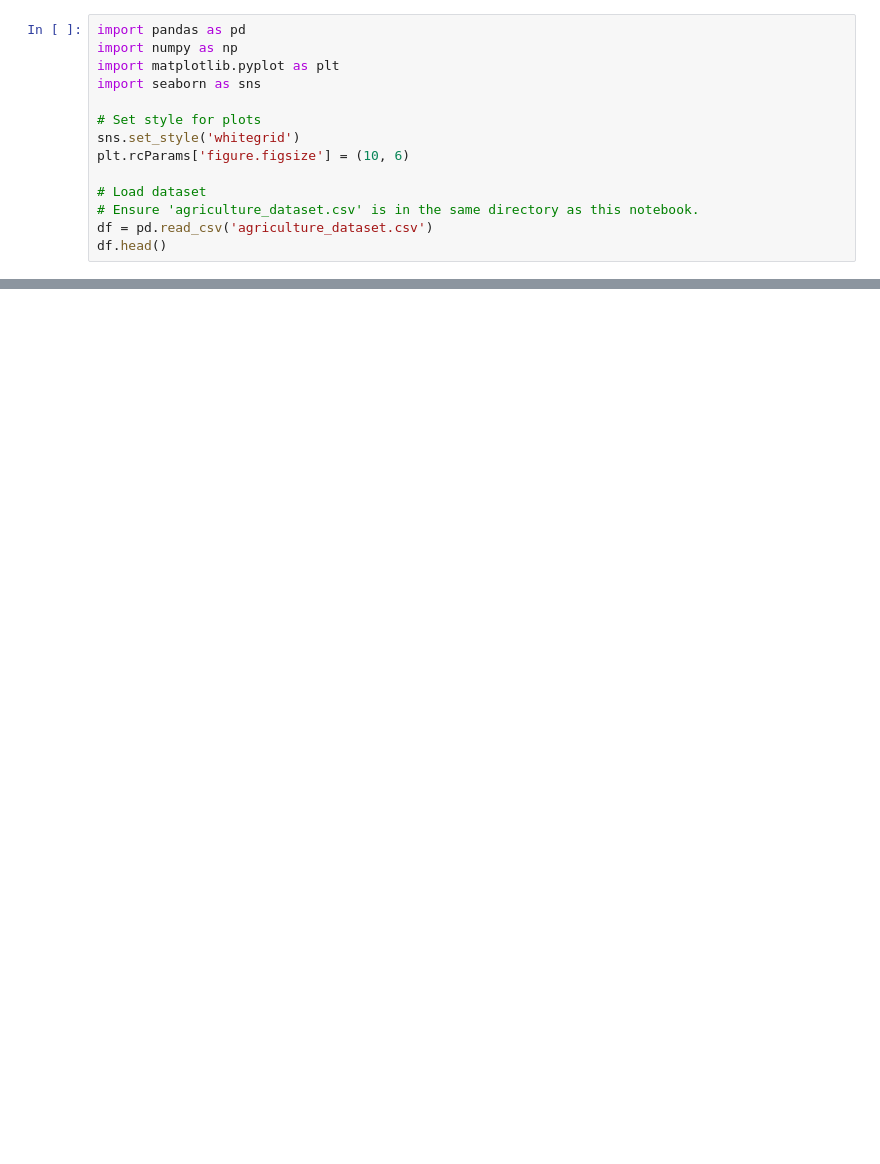
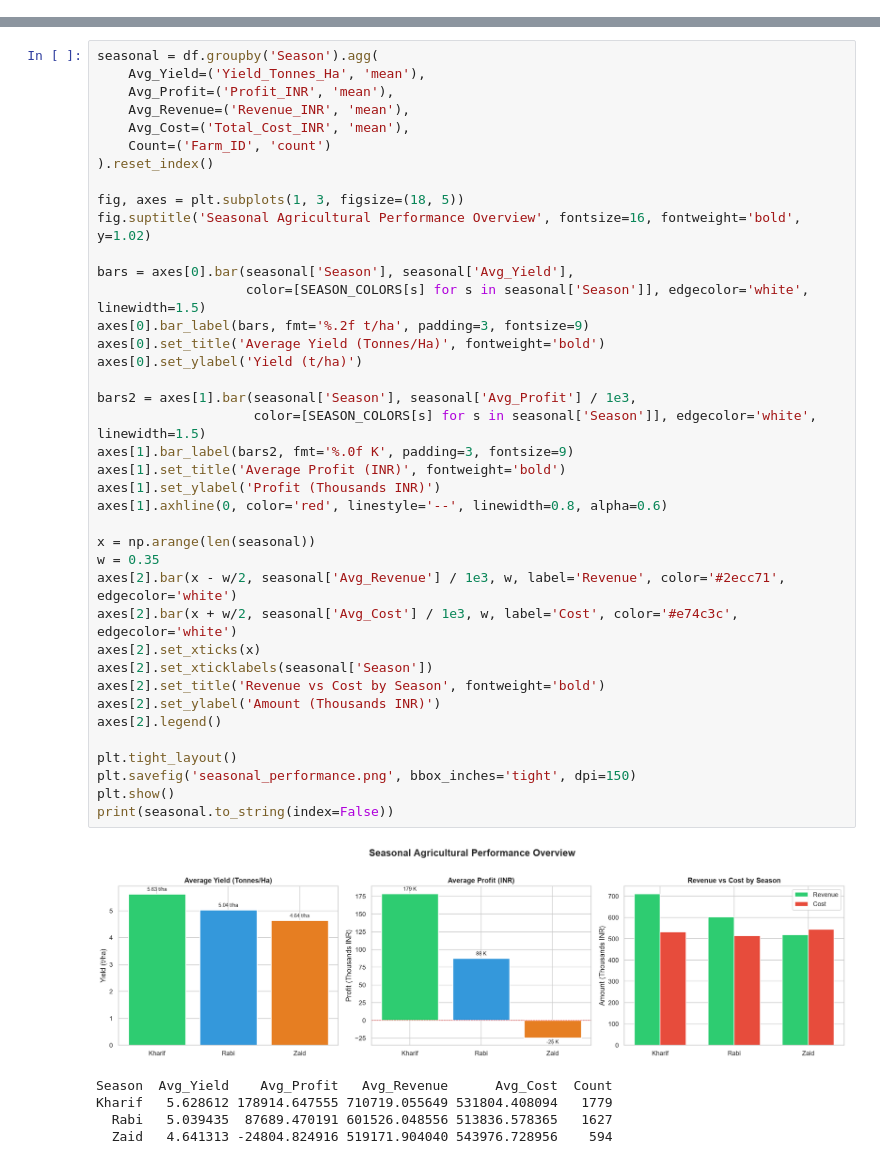
Before and after one commit to harsh2102004/vois-majorproject, a Jupyter notebook: Seasonal_Agriculture_Analysis.ipynb, the cells around one changed output, grey strips where cells are left out. Cells and saved outputs as stored; diff of their text form; blank space fills up the shorter version.

Commit message:
Add complete Seasonal Agriculture Analysis with dataset, executed notebook and all charts

```diff
--- a/Seasonal_Agriculture_Analysis.ipynb
+++ b/Seasonal_Agriculture_Analysis.ipynb
@@ -5,14 +0,0 @@ The dataset represents agricultural activities carried out across different seas
-# %%
-import pandas as pd
-import numpy as np
-import matplotlib.pyplot as plt
-import seaborn as sns
-
-# Set style for plots
-sns.set_style('whitegrid')
-plt.rcParams['figure.figsize'] = (10, 6)
-
-# Load dataset
-# Ensure 'agriculture_dataset.csv' is in the same directory as this notebook.
-df = pd.read_csv('agriculture_dataset.csv')
-df.head()
@@ -90,0 +125,45 @@ plt.show()
+# %%
+seasonal = df.groupby('Season').agg(
+    Avg_Yield=('Yield_Tonnes_Ha', 'mean'),
+    Avg_Profit=('Profit_INR', 'mean'),
+    Avg_Revenue=('Revenue_INR', 'mean'),
+    Avg_Cost=('Total_Cost_INR', 'mean'),
+    Count=('Farm_ID', 'count')
+).reset_index()
+
+fig, axes = plt.subplots(1, 3, figsize=(18, 5))
+fig.suptitle('Seasonal Agricultural Performance Overview', fontsize=16, fontweight='bold', y=1.02)
+
+bars = axes[0].bar(seasonal['Season'], seasonal['Avg_Yield'],
+                   color=[SEASON_COLORS[s] for s in seasonal['Season']], edgecolor='white', linewidth=1.5)
+axes[0].bar_label(bars, fmt='%.2f t/ha', padding=3, fontsize=9)
+axes[0].set_title('Average Yield (Tonnes/Ha)', fontweight='bold')
+axes[0].set_ylabel('Yield (t/ha)')
+
+bars2 = axes[1].bar(seasonal['Season'], seasonal['Avg_Profit'] / 1e3,
+                    color=[SEASON_COLORS[s] for s in seasonal['Season']], edgecolor='white', linewidth=1.5)
+axes[1].bar_label(bars2, fmt='%.0f K', padding=3, fontsize=9)
+axes[1].set_title('Average Profit (INR)', fontweight='bold')
+axes[1].set_ylabel('Profit (Thousands INR)')
+axes[1].axhline(0, color='red', linestyle='--', linewidth=0.8, alpha=0.6)
+
+x = np.arange(len(seasonal))
+w = 0.35
+axes[2].bar(x - w/2, seasonal['Avg_Revenue'] / 1e3, w, label='Revenue', color='#2ecc71', edgecolor='white')
+axes[2].bar(x + w/2, seasonal['Avg_Cost'] / 1e3, w, label='Cost', color='#e74c3c', edgecolor='white')
+axes[2].set_xticks(x)
+axes[2].set_xticklabels(seasonal['Season'])
+axes[2].set_title('Revenue vs Cost by Season', fontweight='bold')
+axes[2].set_ylabel('Amount (Thousands INR)')
+axes[2].legend()
+
+plt.tight_layout()
+plt.savefig('seasonal_performance.png', bbox_inches='tight', dpi=150)
+plt.show()
+print(seasonal.to_string(index=False))
+# %% [output]
+[figure, added]
+Season  Avg_Yield    Avg_Profit   Avg_Revenue      Avg_Cost  Count
+Kharif   5.628612 178914.647555 710719.055649 531804.408094   1779
+  Rabi   5.039435  87689.470191 601526.048556 513836.578365   1627
+  Zaid   4.641313 -24804.824916 519171.904040 543976.728956    594
```
Also changed, not shown: parts of 37 cells of this notebook, 15 other files.
